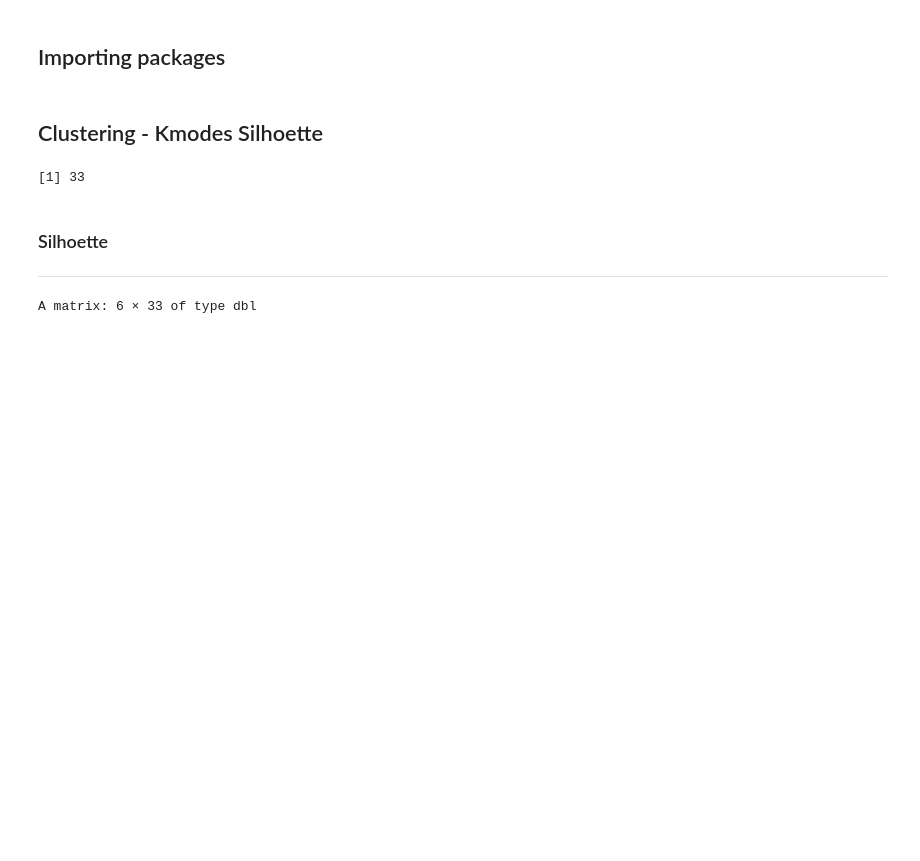
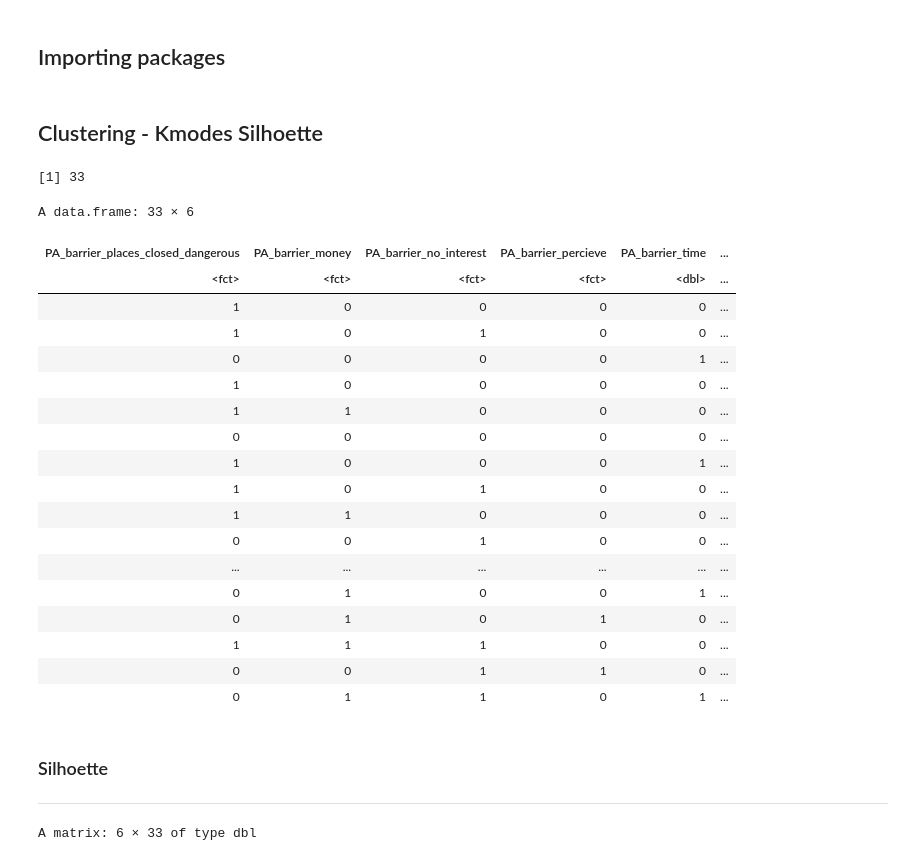
Before and after one commit to LASOS-INT/Barreiras-e-Facilitadores, a Jupyter notebook: R-notebooks/Clustering/barriers/barriers_clustering_rock_silhuette.ipynb, the cells around one changed output. Drawn from its saved outputs; the diff is of its cells as text; code cells hidden in the pictures; blank space fills up the shorter version.

```diff
--- a/R-notebooks/Clustering/barriers/barriers_clustering_rock_silhuette.ipynb
+++ b/R-notebooks/Clustering/barriers/barriers_clustering_rock_silhuette.ipynb
@@ -13,6 +13,28 @@ df_during_barriers_dist <- distinct(df_during_barriers)
 nrow(df_during_barriers_dist)
 # %% [output]
 [1] 33
+# %%
+simil(df_during_barriers_dist, method="Jaccard")
+# %% [output]
+A data.frame: 33 × 6
+| PA_barrier_places_closed_dangerous | PA_barrier_money | PA_barrier_no_interest | PA_barrier_percieve | PA_barrier_time | ... |
+| <fct> | <fct> | <fct> | <fct> | <dbl> | ... |
+| 1 | 0 | 0 | 0 | 0 | ... |
+| 1 | 0 | 1 | 0 | 0 | ... |
+| 0 | 0 | 0 | 0 | 1 | ... |
+| 1 | 0 | 0 | 0 | 0 | ... |
+| 1 | 1 | 0 | 0 | 0 | ... |
+| 0 | 0 | 0 | 0 | 0 | ... |
+| 1 | 0 | 0 | 0 | 1 | ... |
+| 1 | 0 | 1 | 0 | 0 | ... |
+| 1 | 1 | 0 | 0 | 0 | ... |
+| 0 | 0 | 1 | 0 | 0 | ... |
+| ... | ... | ... | ... | ... | ... |
+| 0 | 1 | 0 | 0 | 1 | ... |
+| 0 | 1 | 0 | 1 | 0 | ... |
+| 1 | 1 | 1 | 0 | 0 | ... |
+| 0 | 0 | 1 | 1 | 0 | ... |
+| 0 | 1 | 1 | 0 | 1 | ... |
 # %% [markdown]
 ### Silhoette
 <hr />
```
Also changed, not shown: 3 other files.
